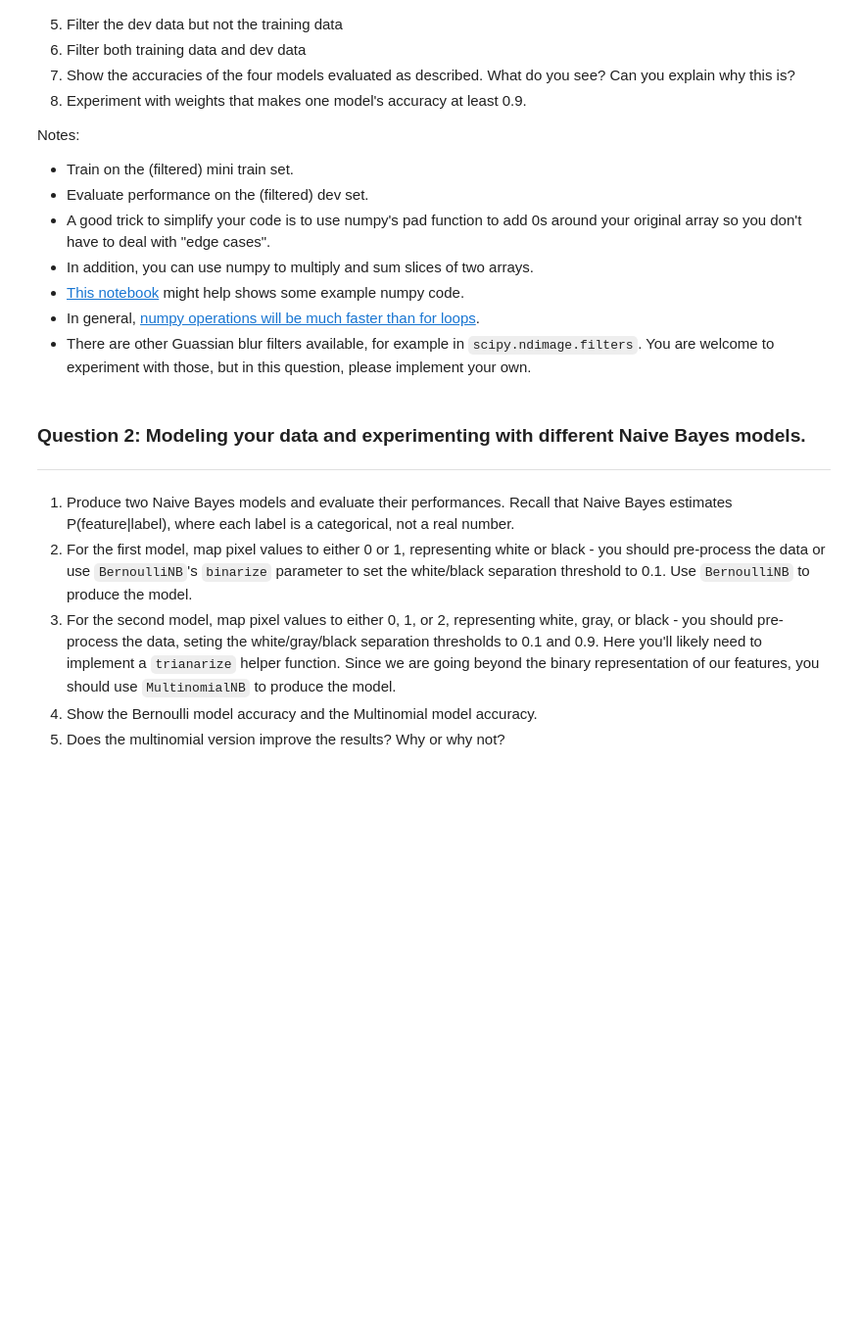
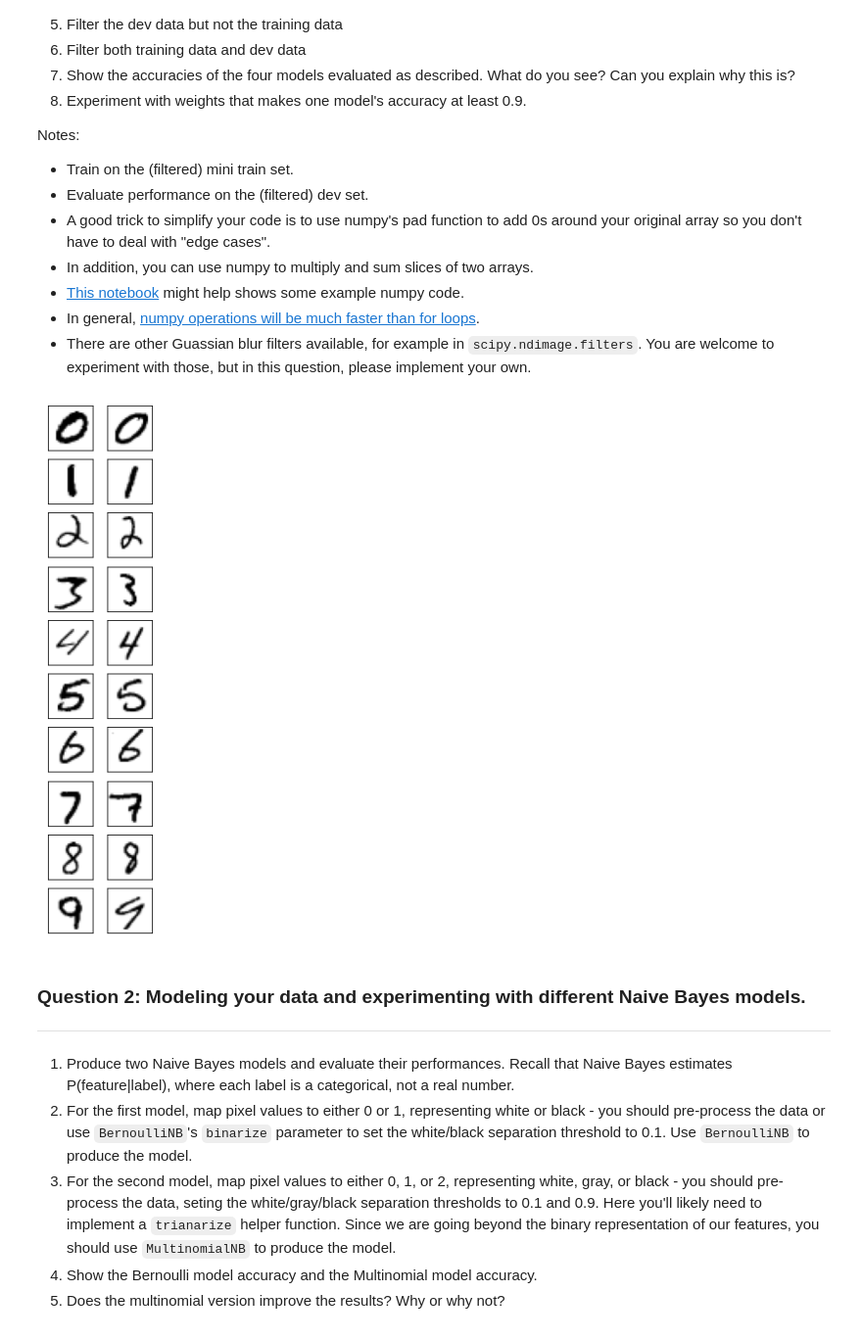
Before and after one commit to marciayyl/w207, a Jupyter notebook: Marcia(Yiying)_Liu_project2.ipynb, the cells around one changed output. Shown at 98% size. Drawn from its saved outputs; the diff is of its cells as text; code cells hidden in the pictures; blank space fills up the shorter version.

```diff
--- a/Marcia(Yiying)_Liu_project2.ipynb
+++ b/Marcia(Yiying)_Liu_project2.ipynb
@@ -124,0 +122,22 @@ Q1()
+# %%
+def Q1(num_examples=2):
+
+### STUDENT START ###
+    digits = np.unique(Y)
+    M = num_examples
+    dim = int(np.sqrt(X.shape[1]))
+
+    fig, axs = plt.subplots(len(digits), M, figsize=(2,10))
+
+    for i,d in enumerate(digits):
+      for j in range(M):
+          axs[i, j].imshow(X[Y==d][j].reshape((dim,dim)), cmap='binary')
+          # plt.xlabel(train_labels[i])
+          # axs[i, j].axis('off')
+          axs[i, j].yaxis.set_visible(False)
+          axs[i, j].xaxis.set_visible(False)
+### STUDENT END ###
+
+Q1(num_examples=2)
+# %% [output]
+[figure, added]
```
Also changed, not shown: parts of 4 cells of this notebook.
